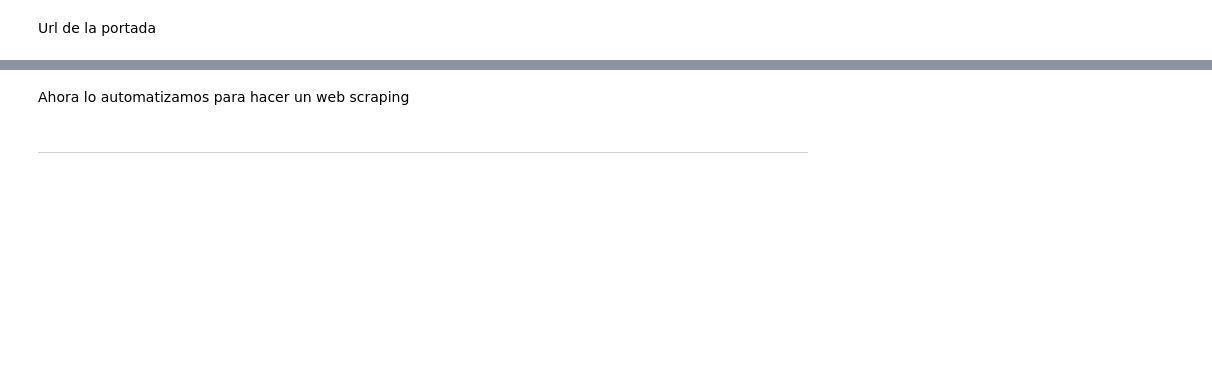
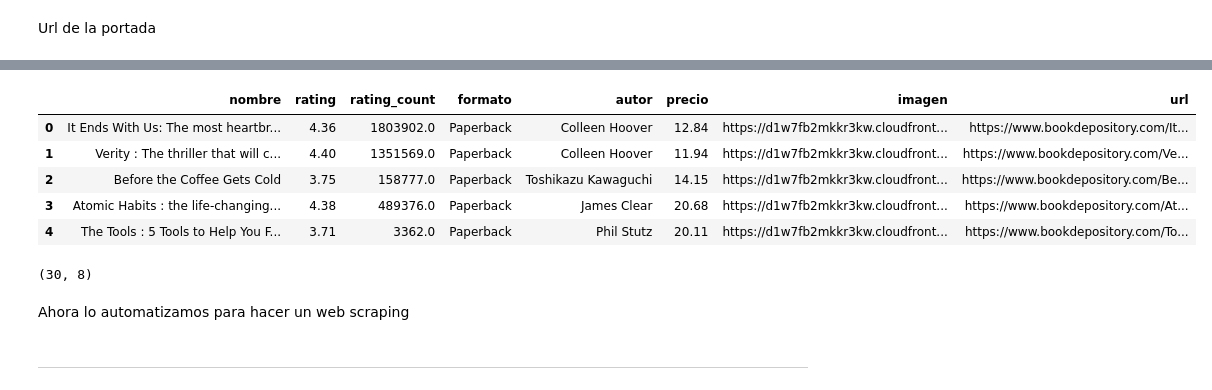
Before and after one commit to isotomor/DSPT_TBS_SVL_0922, a Jupyter notebook: 2-Data Analytics/6-WebScrapping/BeautifulSoup/BeautifulSoup.ipynb, the cells around one changed output, grey strips where cells are left out. Saved outputs shown, nothing was run; the diff lists cells and outputs as text; code cells hidden in the pictures; blank space fills up the shorter version.

```diff
--- a/2-Data Analytics/6-WebScrapping/BeautifulSoup/BeautifulSoup.ipynb
+++ b/2-Data Analytics/6-WebScrapping/BeautifulSoup/BeautifulSoup.ipynb
@@ -268,0 +528,6 @@ rating
+# %%
+# soup_libro.find(itemprop="ratingValue").get_text().split(" ")[-1]
+# soup_libro.find(itemprop="ratingValue").get_text().replace(" ","").replace("\n","")
+rating = soup_libro.find(itemprop="ratingValue").get_text().strip()
+rating  = float(rating)
+rating
@@ -269,6 +536,6 @@ rating
 # %% [markdown]
 Cantidad de votaciones para el rating
 # %%
-rating_count = soup_libro.find(class_ = 'rating-wrap hidden-md')('span')[-1].text.split(' ')[-4].replace('(','').replace('.','')
+rating_count = soup_libro.find('span',class_ = 'rating-count').get_text().strip().split(" ")[0].replace("(","")
 rating_count = int(rating_count)
-rating_count
+print(rating_count)
@@ -287,0 +565,4 @@ author
+# %%
+author = soup_libro.find(itemprop= "author").text
+author = author.strip()
+print(author)
@@ -288,5 +571,5 @@ author
 # %% [markdown]
 Precio
 # %%
-price = soup_libro.find(class_ = 'sale-price').text
+price = float(soup_libro.find(class_ = 'sale-price').text.replace("€",'').replace(",",".").strip())
 price
@@ -297,0 +585,47 @@ imagen
+# %%
+data = []
+
+for url in lista_URLs:
+    print(url)
+    # Hacemos un nuevo request para el primer libro:
+    r = requests.get(url)
+
+    # Creamos una sopa específica con la info de cada libro
+    soup_libro = bs(r.text, "lxml")
+
+    # DATA
+    name = soup_libro.find('h1').text
+
+    try:
+        rating = soup_libro.find(itemprop="ratingValue").get_text().strip()
+        rating  = float(rating)
+
+        rating_count = soup_libro.find('span',class_ = 'rating-count').get_text().strip().split(" ")[0].replace("(","").replace(",",'')
+        rating_count = int(rating_count)
+    except:
+        rating = None
+        rating_count=None
+
+    formats = soup_libro.find(class_ = 'meta-info hidden-md')('li')[0].text
+
+    author = soup_libro.find(itemprop= "author").text
+    author = author.strip()
+
+    price = float(soup_libro.find(class_ = 'sale-price').text.replace("€",'').replace(",",".").strip())
+
+    imagen = soup_libro.find(class_ = 'book-img')['src']
+
+    data_libro = {'nombre':name,
+                  'rating':rating,
+                  'rating_count':rating_count,
+                  'formato':formats,
+                  'autor':author,
+                  'precio':price,
+                  'imagen':imagen,
+                  'url':url
+    }
+    data.append(data_libro)
+
+df = pd.DataFrame(data)
+df.head()
+# %% [output]
@@ -298,2 +649,12 @@ imagen
+|  | nombre | rating | rating_count | formato | autor | precio | imagen | url |
+| 0 | It Ends With Us: The most heartbr... | 4.36 | 1803902.0 | Paperback | Colleen Hoover | 12.84 | https://d1w7fb2mkkr3kw.cloudfront... | https://www.bookdepository.com/It... |
+| 1 | Verity : The thriller that will c... | 4.40 | 1351569.0 | Paperback | Colleen Hoover | 11.94 | https://d1w7fb2mkkr3kw.cloudfront... | https://www.bookdepository.com/Ve... |
+| 2 | Before the Coffee Gets Cold | 3.75 | 158777.0 | Paperback | Toshikazu Kawaguchi | 14.15 | https://d1w7fb2mkkr3kw.cloudfront... | https://www.bookdepository.com/Be... |
+| 3 | Atomic Habits : the life-changing... | 4.38 | 489376.0 | Paperback | James Clear | 20.68 | https://d1w7fb2mkkr3kw.cloudfront... | https://www.bookdepository.com/At... |
+| 4 | The Tools : 5 Tools to Help You F... | 3.71 | 3362.0 | Paperback | Phil Stutz | 20.11 | https://d1w7fb2mkkr3kw.cloudfront... | https://www.bookdepository.com/To... |
+# %%
+df.shape
+# %% [output]
+(30, 8)
 # %% [markdown]
 Ahora lo automatizamos para hacer un web scraping
```
Also changed, not shown: parts of 53 cells of this notebook, 1 other file.
